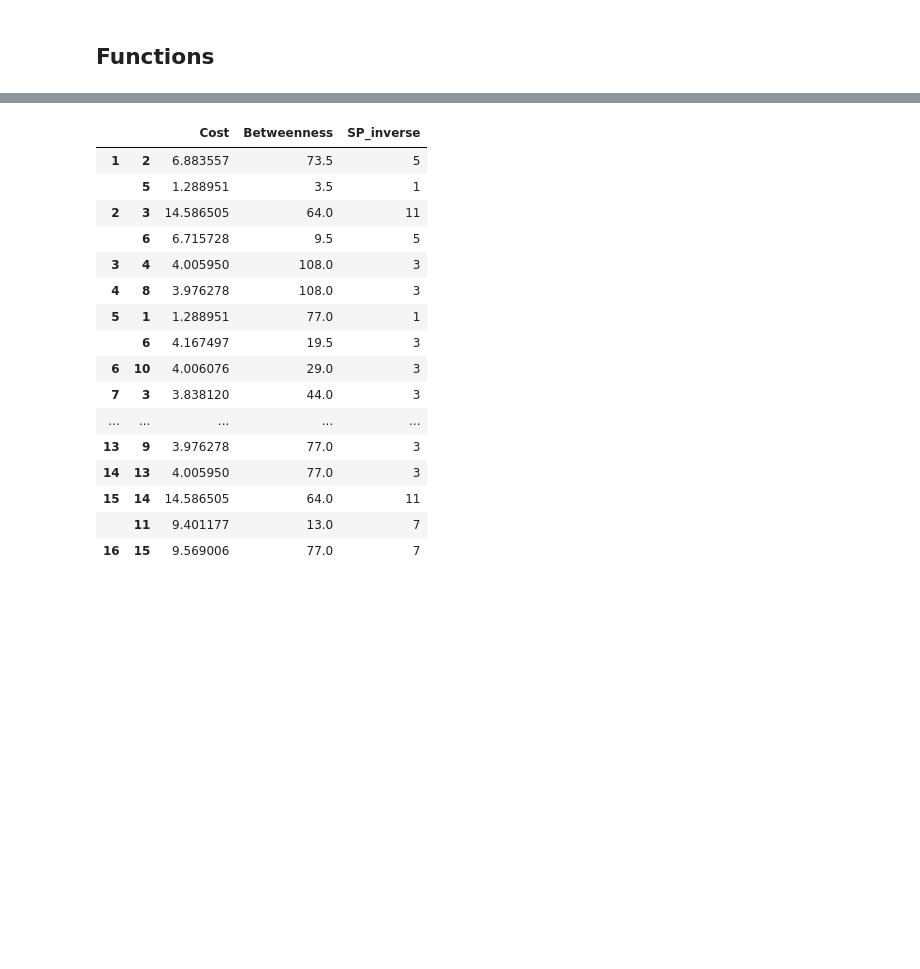
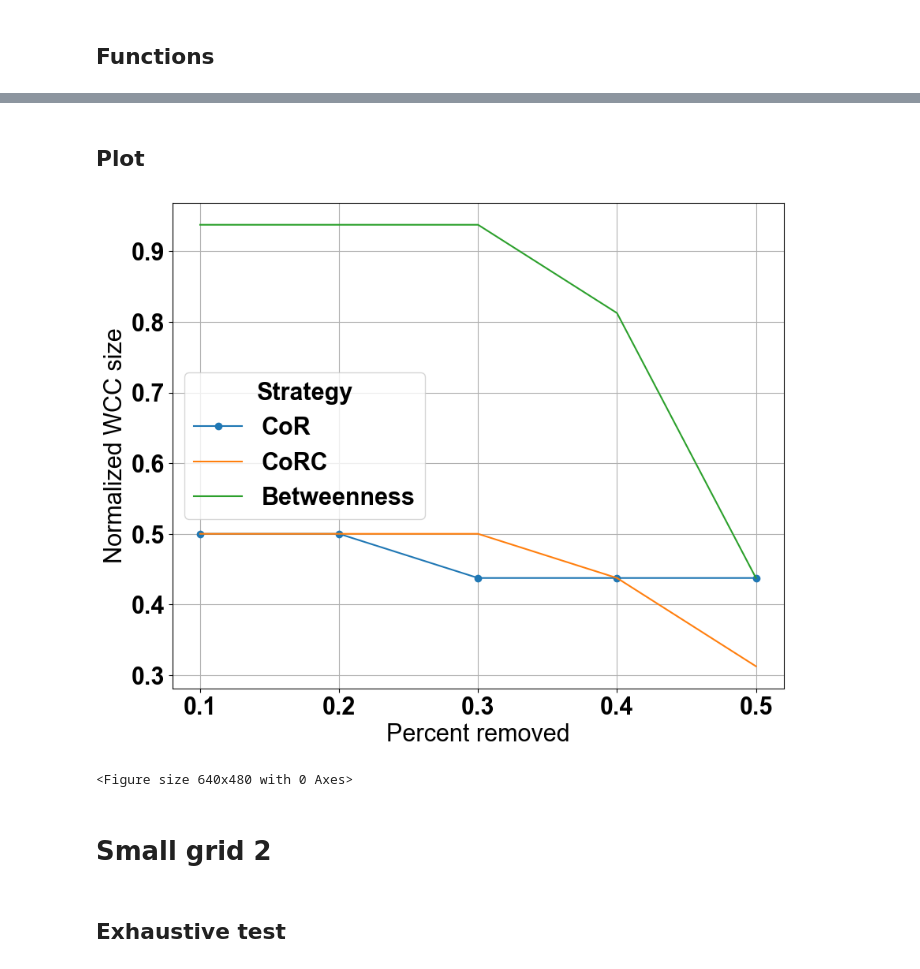
Before and after one commit to gioguarnieri/CoR, a Jupyter notebook: test.ipynb, the cells around one changed output, grey strips where cells are left out. Drawn from its saved outputs; the diff is of its cells as text; code cells hidden in the pictures; blank space fills up the shorter version.

```diff
--- a/test.ipynb
+++ b/test.ipynb
@@ -216,0 +347,42 @@ graph.add_edges_from(G.edges(data=True))
+# %%
+ii = 0
+total_wccs_SP = []
+for j in percents:
+    remove = int(j*graph.number_of_edges())
+    topSP = df.sort_values(by = "SP_inverse", ascending = False).head(remove).index
+    H = nx.DiGraph.copy(graph)
+    H.remove_edges_from(topSP)
+    wccs = []
+    for i in nx.weakly_connected_components(H):
+        wccs.append(len(i))
+    total_wccs_SP.append(max(wccs)/graph.number_of_nodes())
+# %%
+total_wccs_bet = []
+for j in percents:
+    remove = int(j*graph.number_of_edges())
+    topbet = df.sort_values(by = "Betweenness", ascending = False).head(remove).index
+    H = nx.DiGraph.copy(graph)
+    H.remove_edges_from(topbet)
+    wccs = []
+    for i in nx.weakly_connected_components(H):
+        wccs.append(len(i))
+    total_wccs_bet.append(max(wccs)/graph.number_of_nodes())
+# %% [markdown]
+## Plot
+# %%
+plt.figure(figsize=(10,8))
+plt.plot(percents, total_wccs_SP, '-o', label = "CoR")
+plt.plot(percents, total_wccs, label = "CoRC")
+plt.plot(percents, total_wccs_bet, label = "Betweenness")
+# plt.plot(percents, sizes, label = "Exhaustive")
+plt.ylabel("Normalized WCC size")
+plt.xlabel("Percent removed")
+plt.grid()
+plt.legend(title= "Strategy")
+plt.show()
+plt.savefig("Results/Paper/small_grid_wccs.pdf")
+# %% [output]
+[figure, added]
+<Figure size 640x480 with 0 Axes>
+# %% [markdown]
+# Small grid 2
@@ -217,2 +422,4 @@ graph.add_edges_from(G.edges(data=True))
+# %% [markdown]
+## Exhaustive test
 # %%
 dfs_wcc = []
@@ -265,20 +443,0 @@ for j in percents:
-# %%
-df[0]
-# %% [output]
-|  |  | Cost | Betweenness | SP_inverse |
-| 1 | 2 | 6.883557 | 73.5 | 5 |
-|  | 5 | 1.288951 | 3.5 | 1 |
-| 2 | 3 | 14.586505 | 64.0 | 11 |
-|  | 6 | 6.715728 | 9.5 | 5 |
-| 3 | 4 | 4.005950 | 108.0 | 3 |
-| 4 | 8 | 3.976278 | 108.0 | 3 |
-| 5 | 1 | 1.288951 | 77.0 | 1 |
-|  | 6 | 4.167497 | 19.5 | 3 |
-| 6 | 10 | 4.006076 | 29.0 | 3 |
-| 7 | 3 | 3.838120 | 44.0 | 3 |
-| ... | ... | ... | ... | ... |
-| 13 | 9 | 3.976278 | 77.0 | 3 |
-| 14 | 13 | 4.005950 | 77.0 | 3 |
-| 15 | 14 | 14.586505 | 64.0 | 11 |
-|  | 11 | 9.401177 | 13.0 | 7 |
-| 16 | 15 | 9.569006 | 77.0 | 7 |
```
Also changed, not shown: parts of 33 cells of this notebook, 21 other files.
